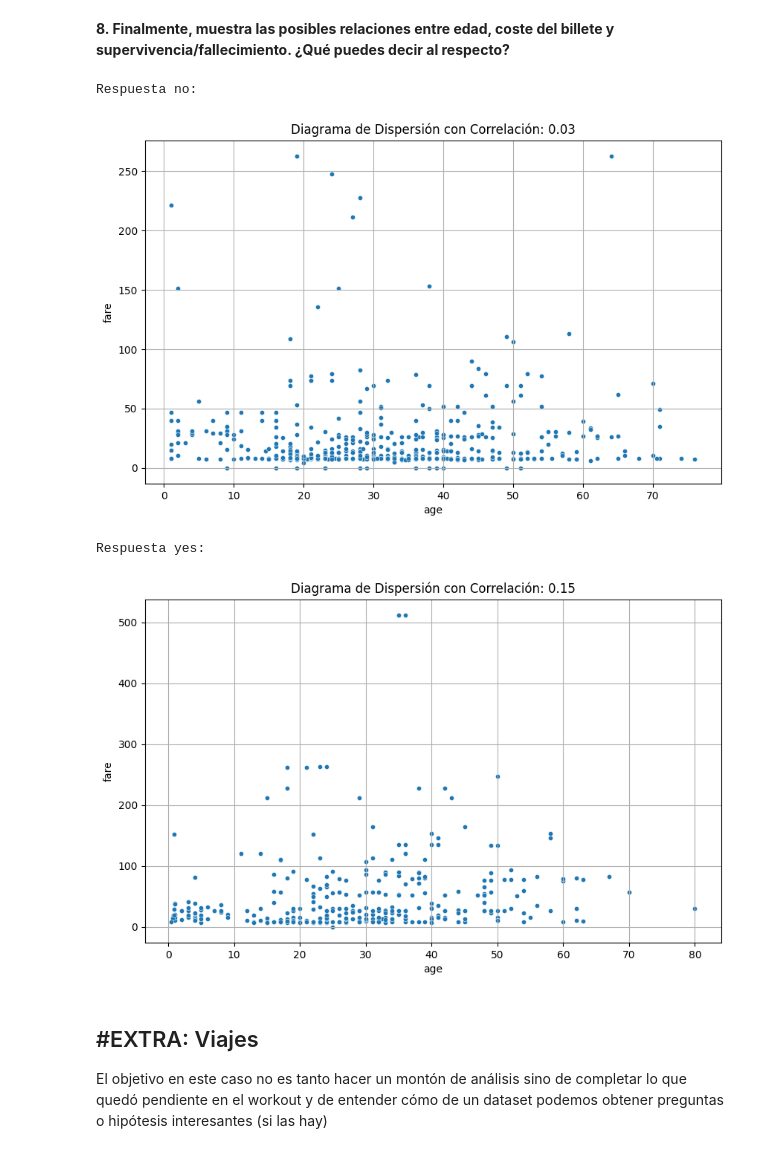
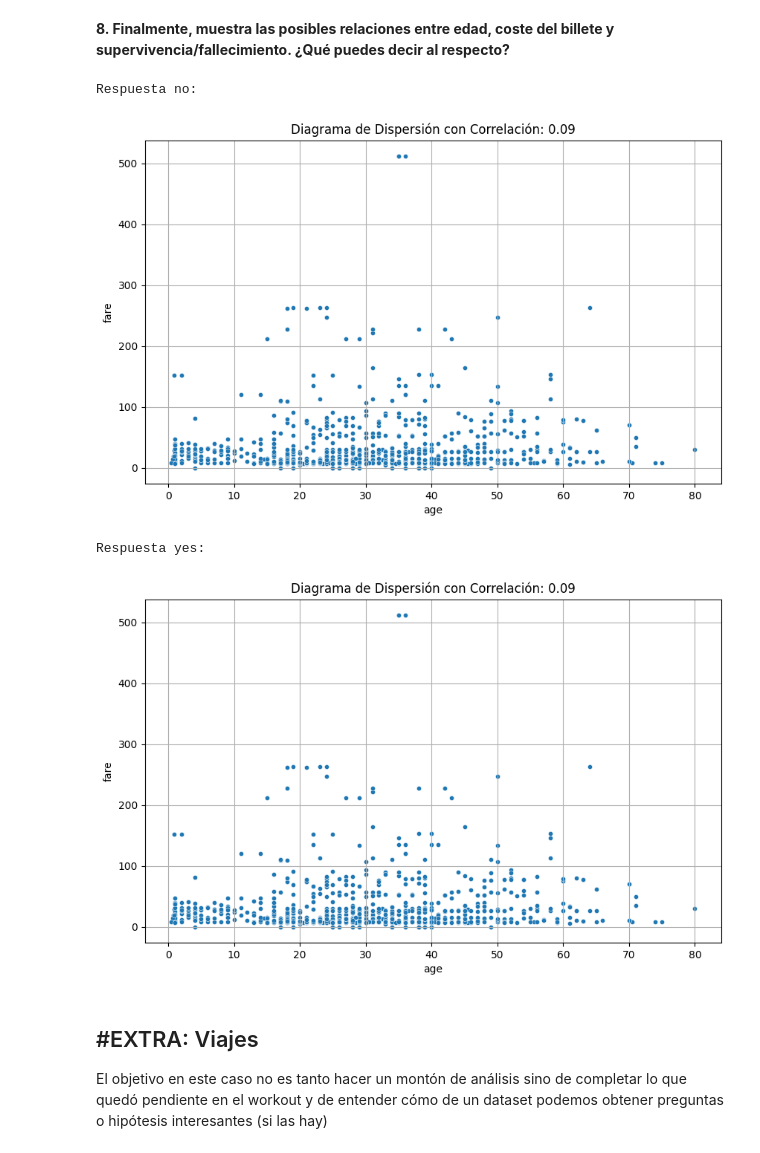
Before and after one commit to LucasBalaguer/DS-Online-LucasCavalcante, a Jupyter notebook: 03_Data_Analysis/Sprint_07/Unidad_02_Estadistica_Descriptiva_Multivariante/03_Practica_Obligatoria/18_Practica_Obligatoria_Multivariante.ipynb, the cells around one changed output. Cells and saved outputs as stored; diff of their text form; code cells hidden in the pictures.

```diff
--- a/03_Data_Analysis/Sprint_07/Unidad_02_Estadistica_Descriptiva_Multivariante/03_Practica_Obligatoria/18_Practica_Obligatoria_Multivariante.ipynb
+++ b/03_Data_Analysis/Sprint_07/Unidad_02_Estadistica_Descriptiva_Multivariante/03_Practica_Obligatoria/18_Practica_Obligatoria_Multivariante.ipynb
@@ -327,12 +395,12 @@ for valor in df[col_directora].unique():
 # %%
 for valor,df_datos in diccionario_multivariante.items():
     print(f"Respuesta {valor}:")
-    grafico_dispersion_con_correlacion(df_datos,col_2,col_1, tamano_puntos=20, mostrar_correlacion= True)
+    grafico_dispersion_con_correlacion(df,col_2,col_1, tamano_puntos=20, mostrar_correlacion= True)
 # %% [output]
 Respuesta no:
-[figure, old version]
+[figure, new version]
 Respuesta yes:
-[figure, old version]
+[figure, new version]
 # %% [markdown]
 ## #EXTRA: Viajes
 
```
Also changed, not shown: parts of 13 cells of this notebook, 3 other files.
